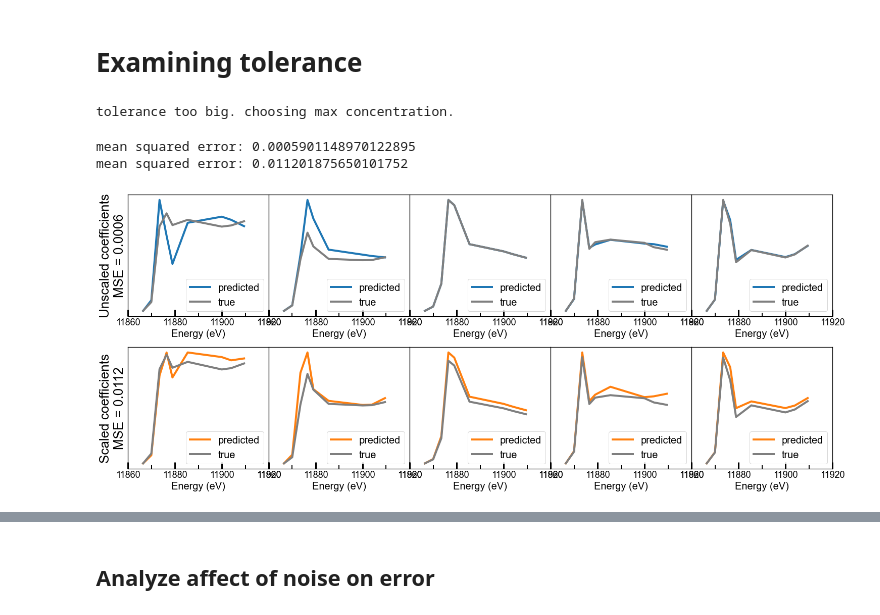
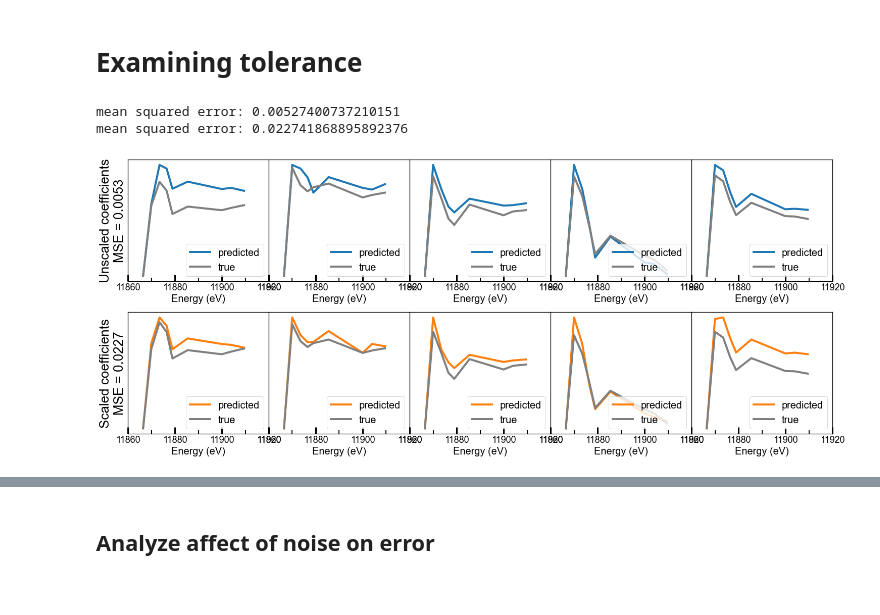
Before and after one commit to stetef/Energy-Point-Selection, a Jupyter notebook: Data Analysis.ipynb, the cells around one changed output, grey strips where cells are left out. Cells and saved outputs as stored; diff of their text form; code cells hidden in the pictures.

```diff
--- a/Data Analysis.ipynb
+++ b/Data Analysis.ipynb
@@ -70,0 +229,3 @@ plt.show()
+# %%
+n = np.sum([1 for i, j in itertools.product(range(N), range(N)) if i < j and Similarity_matrix[i, j] != 0])
+print(n)
@@ -70,0 +267,9 @@ plt.show()
+# %%
+hist = []
+for i in range(N):
+    num_nonzero = 0
+    for j in range(N):
+        if i < j and Similarity_matrix[i, j] != 0:
+            num_nonzero += 1
+    hist.append(num_nonzero)
+hist = np.array(hist)
@@ -340,6 +609,9 @@ plt.savefig('Figures/linescans_smushed.png', dpi=800, transparent=True, bbox_inc
 X_energies = Energies * 1000
 interperlator = interp1d(energy, refs)
 Y_Refs = interperlator(X_energies)
+# %%
+Y_Refs_filtered = np.array([Y_Refs[i] for i in choice_indices])
+#Y_Refs = Y_Refs_filtered
 # %%
 kwargs = {'N': 30, 'scale': 0.0, 'dropout': 0.9, 'training': False}
 test_data, test_coeffs = generate_linear_combos(Y_Refs, **kwargs)
@@ -426,38 +697,36 @@ plt.savefig(f'Figures/determining_lambda1.png', dpi=800, bbox_inches='tight', tr
 kwargs = {'N': 5, 'scale': 0.0, 'dropout': 0.9, 'training': False}
 test_data, test_coeffs = generate_linear_combos(Y_Refs, **kwargs)
 # %%
-tol = 0.08
+tol = 0.05
 metric = 'mean_squared_error'
 lambda1 = 0.3
-unscaled_coeffs = get_coeffs_from_spectra(test_data, Y_Refs, scaling=False, tol=tol, metric=metric,
+unscaled_coeffs = get_coeffs_from_spectra(test_data, Y_Refs_filtered, scaling=False, tol=tol, metric=metric,
                                           lambda1=lambda1)
-scale, scaled_coeffs = get_coeffs_from_spectra(test_data, Y_Refs, scaling=True, tol=tol, metric=metric,
+scale, scaled_coeffs = get_coeffs_from_spectra(test_data, Y_Refs_filtered, scaling=True, tol=tol, metric=metric,
                                                lambda1=lambda1)
-# %% [output]
-tolerance too big. choosing max concentration.
 # %%
 m = 5
 fig, axes = plt.subplots(figsize=(5*m, 5*2), ncols=m, nrows=2)
 plt.subplots_adjust(wspace=0, hspace=0.25)
 
-unscaled_error = plot_reconstructions((fig, axes[0, :]), test_data, unscaled_coeffs, m, X,
-                                       Y_Refs, metric=metric, color=0)
-scaled_error = plot_reconstructions((fig, axes[1, :]), test_data, scaled_coeffs, m, X,
-                                     Y_Refs, scale=scale, metric=metric, color=2)
+unscaled_error = plot_reconstructions((fig, axes[0, :]), test_data, unscaled_coeffs, m, X_energies,
+                                       Y_Refs_filtered, metric=metric, color=0)
+scaled_error = plot_reconstructions((fig, axes[1, :]), test_data, scaled_coeffs, m, X_energies,
+                                     Y_Refs_filtered, scale=scale, metric=metric, color=2)
 
 axes[0, 0].set_ylabel(f'Unscaled coefficients\nMSE = {unscaled_error:.4f}', fontsize=26)
 axes[1, 0].set_ylabel(f'Scaled coefficients\nMSE = {scaled_error:.4f}', fontsize=26)
 
 for i in range(axes.shape[0]):
     for j in range(axes.shape[1]):
         set_spine_width(axes[i, j], width=1.3)
 
 plt.savefig(f'Figures/unscaled_vs_scaled_recon_spectra_tol_{tol}_lambda1_{lambda1}.png',
             dpi=800, bbox_inches='tight', transparent=True)
 # %% [output]
-mean squared error: 0.0005901148970122895
-mean squared error: 0.011201875650101752
+mean squared error: 0.00527400737210151
+mean squared error: 0.022741868895892376
-[figure, old version]
+[figure, new version]
 # %%
 fig, ax = plt.subplots(figsize=(4*3, 5))
 titles = ['Real\nConcentrations', 'Unscaled\nConcentrations', 'Scaled\nConcentrations']
```
Also changed, not shown: parts of 28 cells of this notebook, 29 other files.
